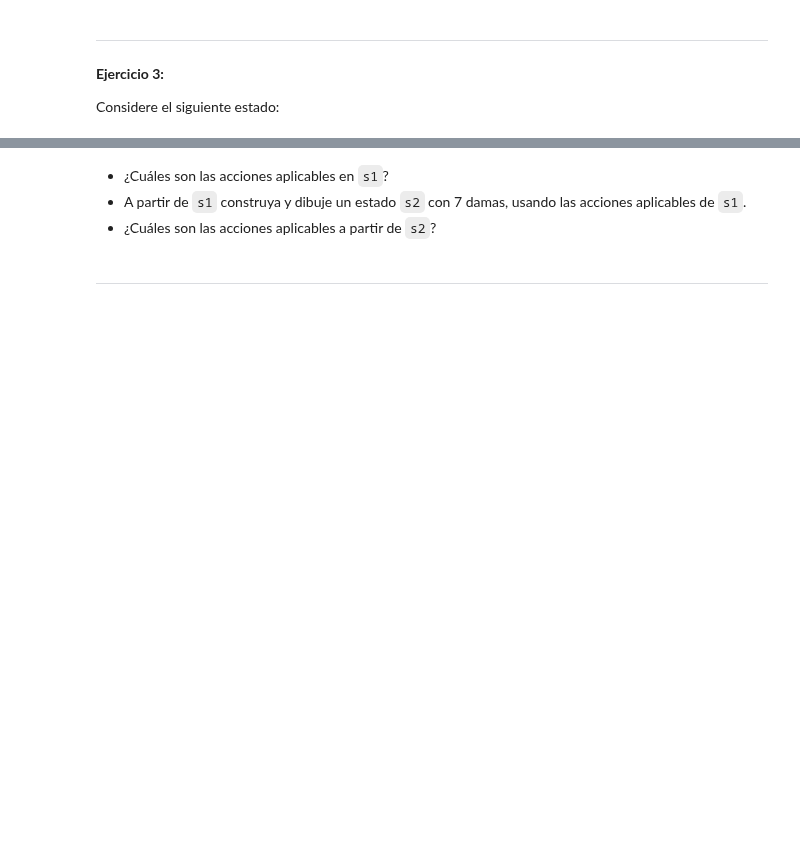
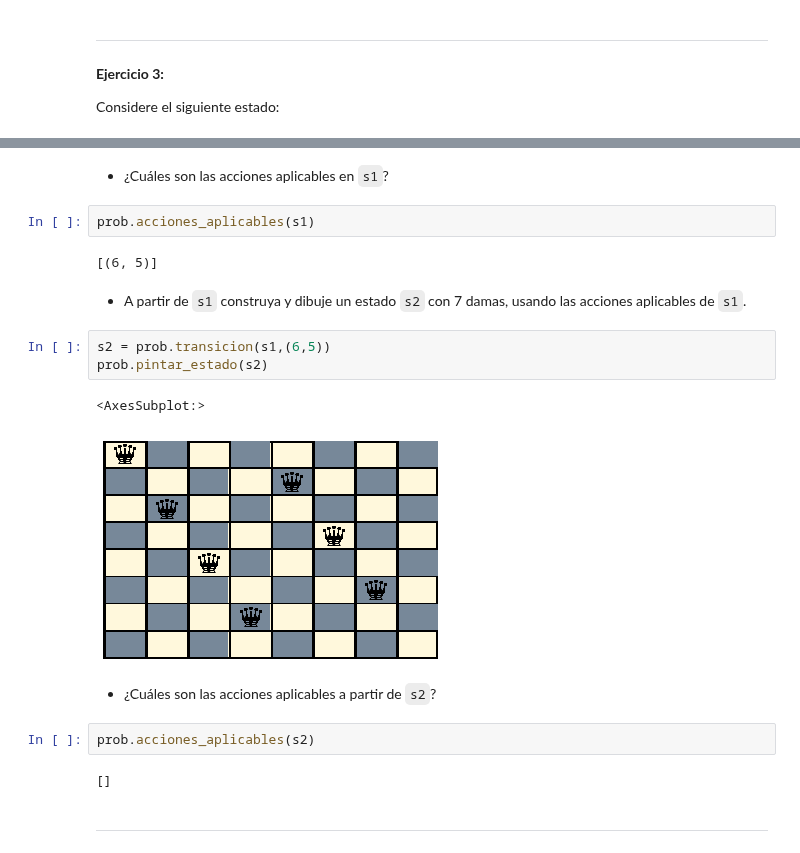
Before and after one commit to cgaravitoc/macc, a Jupyter notebook: AI/Notebook 1/nb1.ipynb, the cells around one changed output, grey strips where cells are left out. Saved outputs shown, nothing was run; the diff lists cells and outputs as text; blank space fills up the shorter version.

```diff
--- a/AI/Notebook 1/nb1.ipynb
+++ b/AI/Notebook 1/nb1.ipynb
@@ -334,7 +360,23 @@ prob.pintar_estado(s1)
+# %% [markdown]
+* ¿Cuáles son las acciones aplicables en `s1`?
+# %%
+prob.acciones_aplicables(s1)
+# %% [output]
+[(6, 5)]
 # %% [markdown]
-* ¿Cuáles son las acciones aplicables en `s1`?
 * A partir de `s1` construya y dibuje un estado `s2` con 7 damas, usando las acciones aplicables de `s1`.
-* ¿Cuáles son las acciones aplicables a partir de `s2`?
+# %%
+s2 = prob.transicion(s1,(6,5))
+prob.pintar_estado(s2)
+# %% [output]
+<AxesSubplot:>
+[figure, added]
+# %% [markdown]
+* ¿Cuáles son las acciones aplicables a partir de `s2`?
+# %%
+prob.acciones_aplicables(s2)
+# %% [output]
+[]
 # %% [markdown]
 ---
 # %% [markdown]
```
Also changed, not shown: parts of 19 cells of this notebook.
